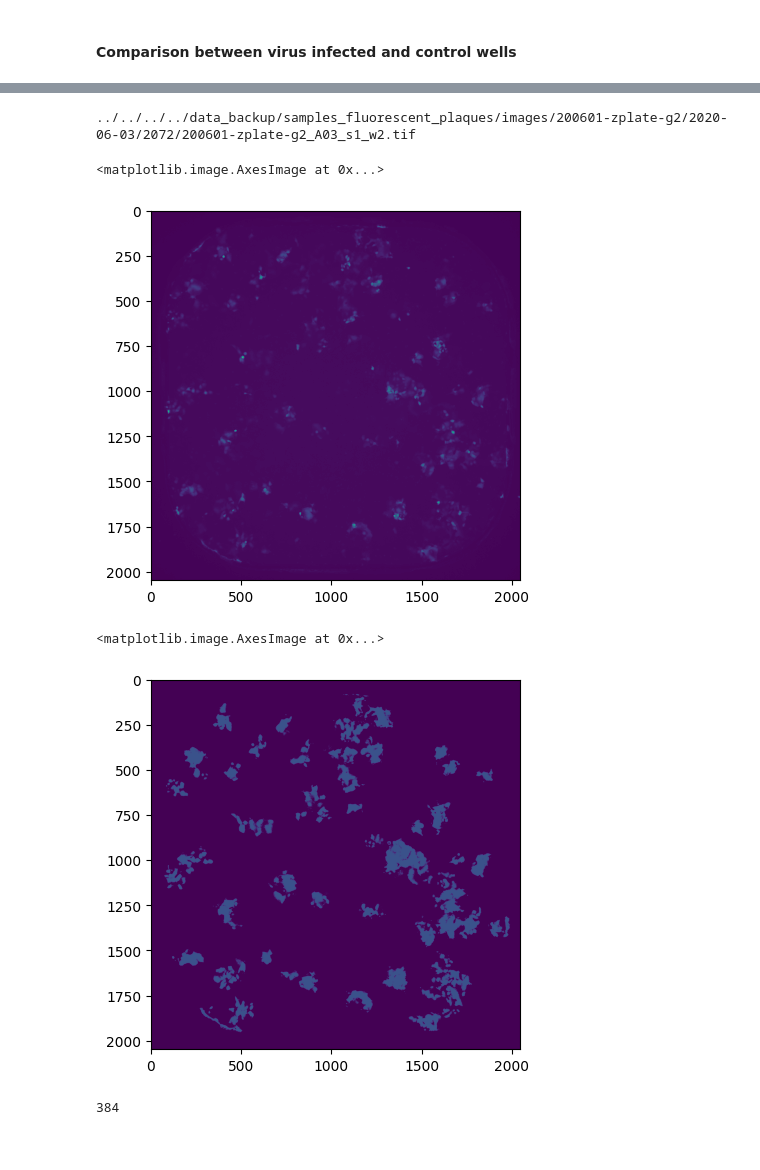
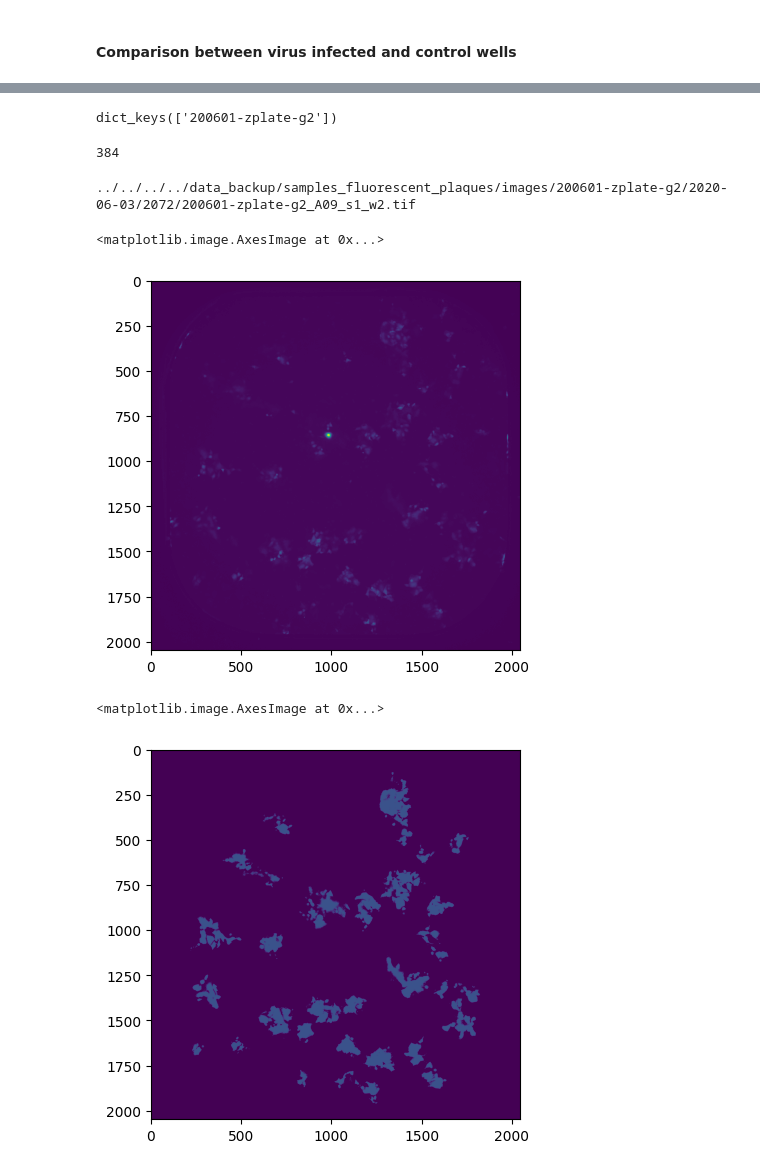
Before and after one commit to plaque2/PyPlaque, a Jupyter notebook: notebooks/visualization/comparison_barchart.ipynb, the cells around one changed output, grey strips where cells are left out. Drawn from its saved outputs; the diff is of its cells as text; code cells hidden in the pictures.

```diff
--- a/notebooks/visualization/comparison_barchart.ipynb
+++ b/notebooks/visualization/comparison_barchart.ipynb
@@ -73,23 +22,14 @@ channel_2_identifier = 'w2'
 # %%
-#Now we will try to find the virus infected and control well images and objects and process them
-#We should see differences in the range of values observed between the two categories, virus infected and control
-
 #loading multiple plates and plate masks as an experiment
 base_dir = '../../../../data_backup/samples_fluorescent_plaques/'
-exp = ExperimentFluorescencePlaque(base_dir+'images',base_dir+'masks',params_dict:{'params_w1':params_w1,
-                                                                                'params_w2':params_w2}) # default values in class, option to update
+exp = ExperimentFluorescencePlaque(base_dir+'images',base_dir+'masks',params = None) # default values in class, option to update
 
-
-#Show example of 1 particular well A01 for e.g.
-
-#In this case the individual plates are of 384 well plates for fluorescence plaques and
-#their corresponding mask directories
-plate_dirs, plate_mask_dirs = exp.get_individual_plates()
+#In this case, the individual plates are of 384 well plates for fluorescence plaques and
+#their corresponding mask directories. Make sure to have similar directories for images and masks(even if empty)
+plate_dirs, plate_mask_dirs = exp.get_individual_plates(folder_pattern=r'^200601')
 
 print(plate_dirs, plate_mask_dirs)
 
+#We are choosing via the pattern above to ignore all other plates other than this one
 print(exp.get_number_of_plates())
-#This number is accurate but we are choosing to ignore other plates other than just one
-
-# exp.load_data()
 # %% [output]
@@ -138,16 +38,23 @@ plate_dict_w2[d]['mask'] = mask_list_w2
+# %%
+#Example considering all wells for channel w2 from the selected plate
+#Masks are generated based on the params given or the default at load time, masks can be saved in the mask directory for future use
+plate_dict_w2 = exp.load_wells_for_plate_virus(plate_id=0,additional_subfolders='2020-06-03/2072',file_pattern=r'_w2') #'_([A-C]{1})1([1-4]{1})_s1_w2')
+print(plate_dict_w2.keys())
+# %% [output]
+dict_keys(['200601-zplate-g2'])
+# %%
+print(len(plate_dict_w2['200601-zplate-g2']['img']))
+# %% [output]
+384
 # %%
-print(plate_dict_w2['200601-zplate-g2']['image_name'][2])
-plt.imshow(plate_dict_w2['200601-zplate-g2']['img'][2])
+print(plate_dict_w2['200601-zplate-g2']['image_name'][8])
+plt.imshow(plate_dict_w2['200601-zplate-g2']['img'][8])
 # %% [output]
-../../../../data_backup/samples_fluorescent_plaques/images/200601-zplate-g2/2020-06-03/2072/200601-zplate-g2_A03_s1_w2.tif
+../../../../data_backup/samples_fluorescent_plaques/images/200601-zplate-g2/2020-06-03/2072/200601-zplate-g2_A09_s1_w2.tif
 <matplotlib.image.AxesImage at 0x...>
-[figure, old version]
+[figure, new version]
 # %%
-plt.imshow(plate_dict_w2['200601-zplate-g2']['mask'][2],vmin=0,vmax=4)
+plt.imshow(plate_dict_w2['200601-zplate-g2']['mask'][8],vmin=0,vmax=4)
 # %% [output]
 <matplotlib.image.AxesImage at 0x...>
-[figure, old version]
+[figure, new version]
-# %%
-len(img_list_w2)
-# %% [output]
-384
```
Also changed, not shown: parts of 49 cells of this notebook, 28 other files.
